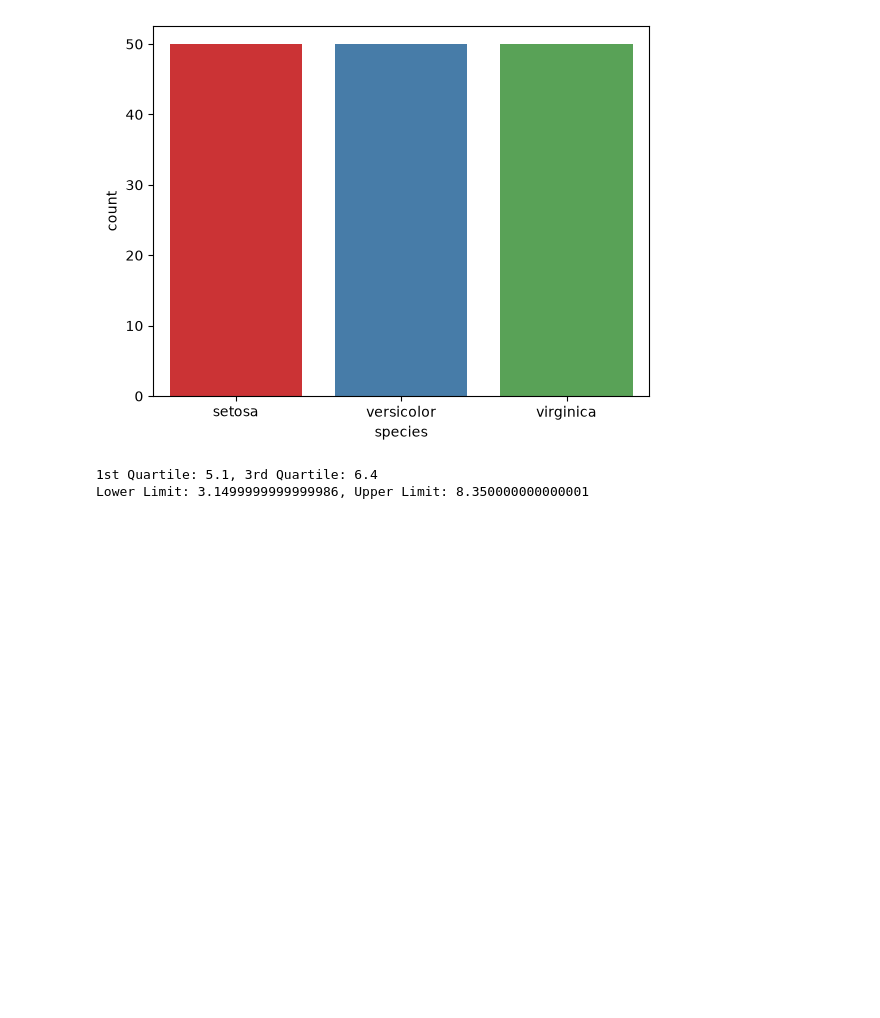
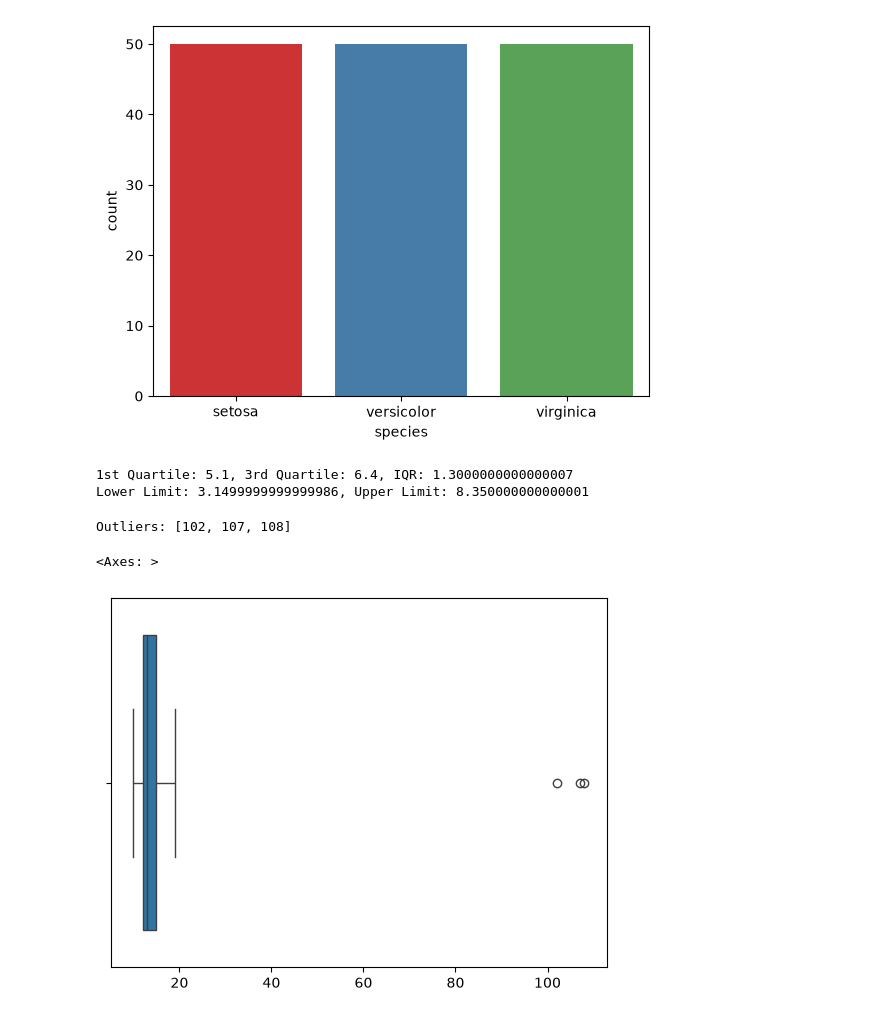
Before and after one commit to TridentifyIshaan/AIML_MiniProjects, a Jupyter notebook: Stats/1.ipynb, the cells around one changed output. Drawn from its saved outputs; the diff is of its cells as text; code cells hidden in the pictures; blank space fills up the shorter version.

```diff
--- a/Stats/1.ipynb
+++ b/Stats/1.ipynb
@@ -79,12 +79,44 @@ Passing `palette` without assigning `hue` is deprecated and will be removed in v
 <Axes: xlabel='species', ylabel='count'>
 [figure]
 # %%
+# IQR
+
 Percentile = np.percentile(df1['sepal_length'], [25,75])
 Q1 = Percentile[0]
 Q3 = Percentile[1]
-L = Q1 - 1.5*(Q3-Q1)
-R = Q3 + 1.5*(Q3-Q1)
-print(f"1st Quartile: {Q1}, 3rd Quartile: {Q3}\nLower Limit: {L}, Upper Limit: {R}")
+IQR = Q3 - Q1
+L = Q1 - 1.5*(IQR)
+R = Q3 + 1.5*(IQR)
+print(f"1st Quartile: {Q1}, 3rd Quartile: {Q3}, IQR: {IQR}\nLower Limit: {L}, Upper Limit: {R}")
 # %% [output]
-1st Quartile: 5.1, 3rd Quartile: 6.4
+1st Quartile: 5.1, 3rd Quartile: 6.4, IQR: 1.3000000000000007
 Lower Limit: 3.1499999999999986, Upper Limit: 8.350000000000001
+# %%
+## Define our dataset
+dataset= [11,10,12, 14, 12, 15, 14, 13, 15, 102, 12, 14, 17, 19, 107, 10, 13, 12, 14, 12, 108, 12, 11, 14, 13, 15, 10, 15, 12, 10, 14, 13, 15, 10]
+# %%
+# Z-Score
+
+outliers = []
+
+def detect_outlier(data):
+    threshold = 3 # 3rd standard deviation
+    mean = np.mean(data)
+    std = np.std(data)
+
+    for i in data:
+        if std != 0:
+            z_score = (i-mean)/std
+            if np.abs(z_score) > threshold: # abs - to round off
+                outliers.append(i)
+        else:
+            return 0
+    print(f"Outliers: {outliers}")
+detect_outlier(dataset)
+# %% [output]
+Outliers: [102, 107, 108]
+# %%
+sns.boxplot(x=dataset)
+# %% [output]
+<Axes: >
+[figure, added]
```
Also changed, not shown: parts of 2 cells of this notebook.
